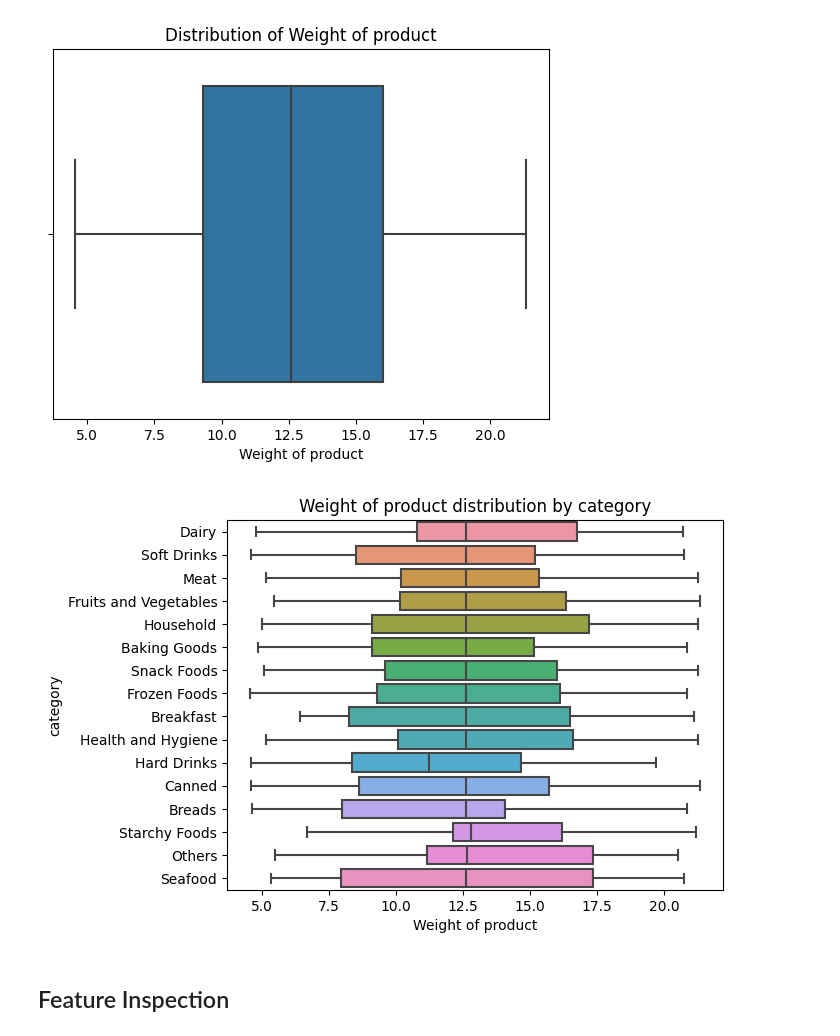
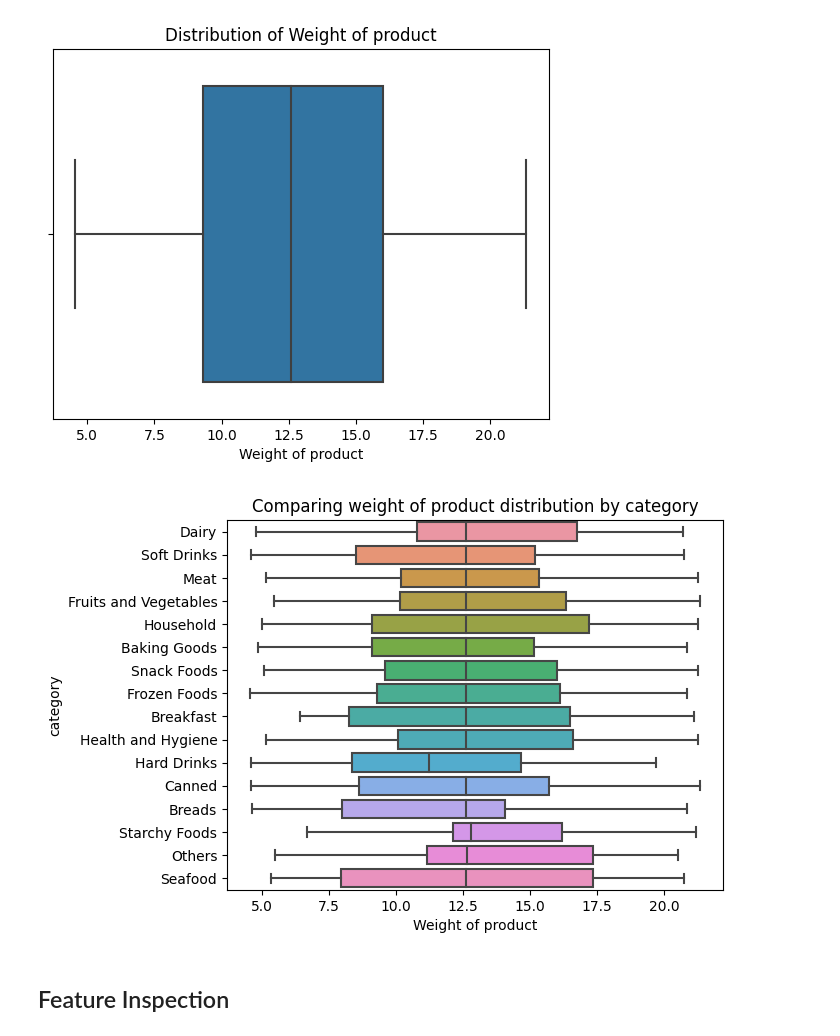
Before and after one commit to Qisam0322/Prediction-of-Product-Sales, a Jupyter notebook: Prediction_of_Product_Sales_Project.ipynb, the cells around one changed output. Drawn from its saved outputs; the diff is of its cells as text; code cells hidden in the pictures.

```diff
--- a/Prediction_of_Product_Sales_Project.ipynb
+++ b/Prediction_of_Product_Sales_Project.ipynb
@@ -466,8 +466,8 @@ ax.set_title('Distribution of Weight of product');
 # %%
 #Comparing distribution of product weights among categories.
 ax=sns.boxplot(data=df,x='Weight of product',y='category')
-ax.set_title('Weight of product distribution by category');
+ax.set_title('Comparing weight of product distribution by category');
 # %% [output]
-[figure, old version]
+[figure, new version]
 # %% [markdown]
 ## Feature Inspection
```
Also changed, not shown: parts of 2 cells of this notebook.
